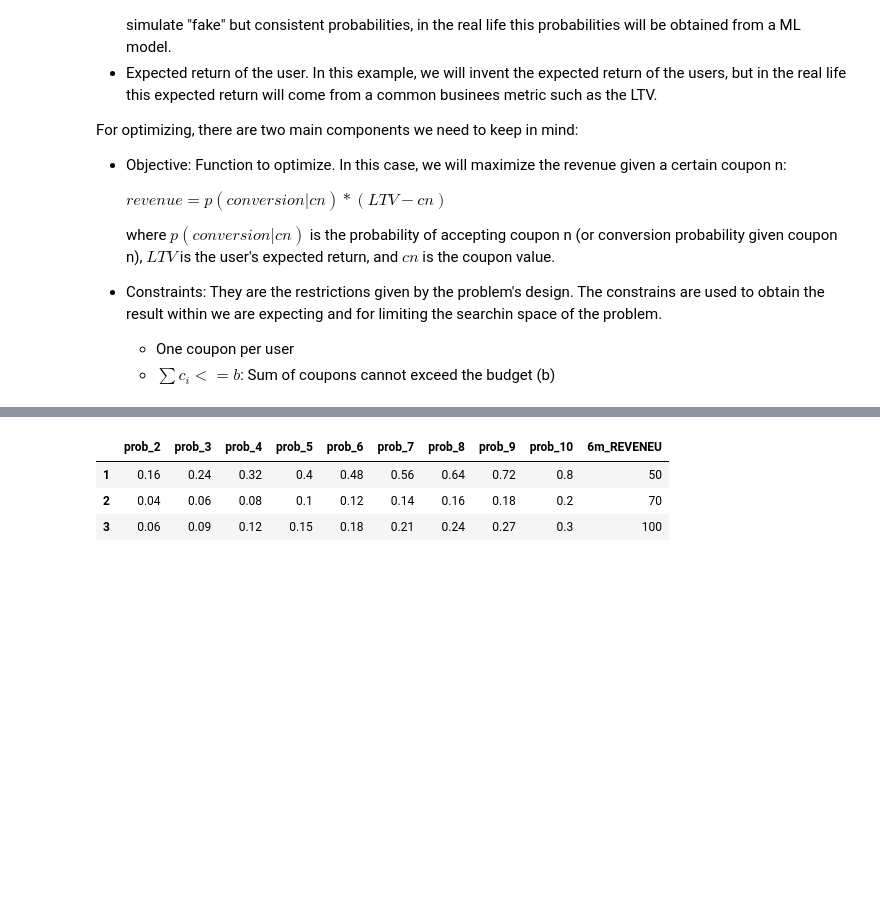
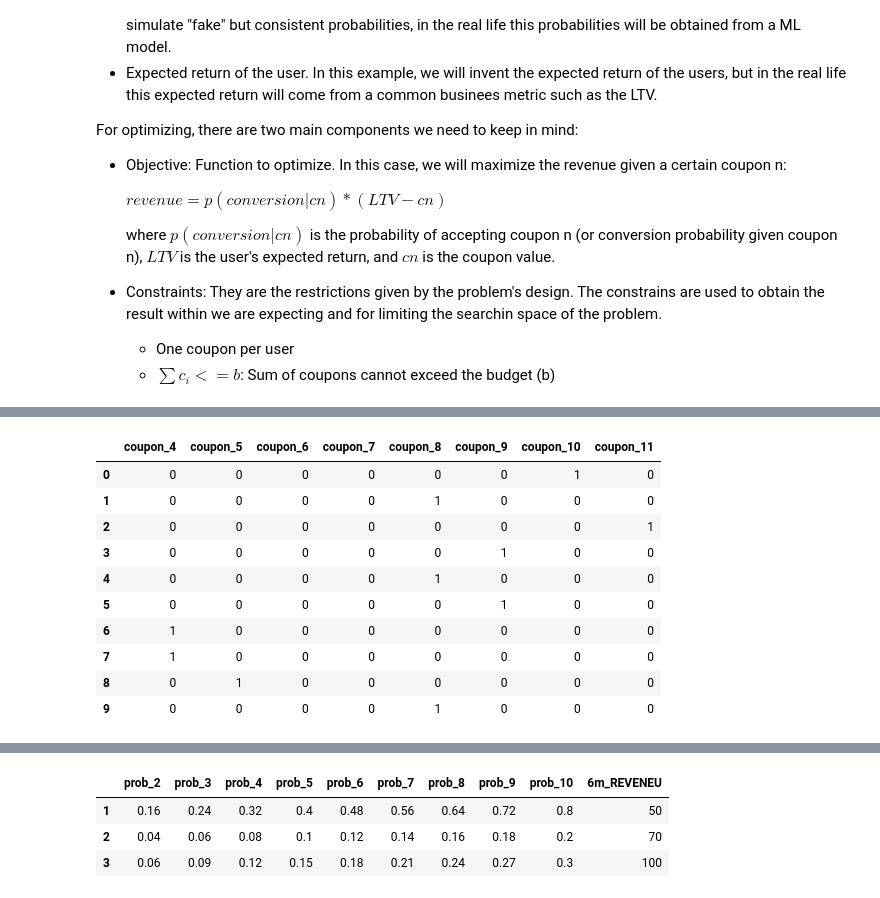
Before and after one commit to wilomaku/optimization-business, a Jupyter notebook: notebooks/simple_opt.ipynb, the cells around one changed output, grey strips where cells are left out. Drawn from its saved outputs; the diff is of its cells as text; code cells hidden in the pictures; blank space fills up the shorter version.

```diff
--- a/notebooks/simple_opt.ipynb
+++ b/notebooks/simple_opt.ipynb
@@ -51,0 +61,3 @@ prob.head()
+# %%
+df = pd.read_csv('../data/synthetic_users.csv.gz', sep=';')
+df
@@ -51,0 +80,22 @@ prob.head()
+# %%
+coupons = [int(col.split('_')[-1]) for col in df.columns if 'cltv' not in col]
+
+cols_prob_coupon = ['coupon_{}'.format(i) for i in coupons]
+coupons_bau = np.array(round(df['cltv']*0.1)).astype(int)
+coupon_bau = pd.DataFrame(columns = cols_prob_coupon)
+for i in list(df.index):
+    coupon_bau.loc[i, cols_prob_coupon] = [1 if coupons_bau[i] == j else 0 for j in coupons]
+
+coupon_bau
+# %% [output]
+|  | coupon_4 | coupon_5 | coupon_6 | coupon_7 | coupon_8 | coupon_9 | coupon_10 | coupon_11 |
+| 0 | 0 | 0 | 0 | 0 | 0 | 0 | 1 | 0 |
+| 1 | 0 | 0 | 0 | 0 | 1 | 0 | 0 | 0 |
+| 2 | 0 | 0 | 0 | 0 | 0 | 0 | 0 | 1 |
+| 3 | 0 | 0 | 0 | 0 | 0 | 1 | 0 | 0 |
+| 4 | 0 | 0 | 0 | 0 | 1 | 0 | 0 | 0 |
+| 5 | 0 | 0 | 0 | 0 | 0 | 1 | 0 | 0 |
+| 6 | 1 | 0 | 0 | 0 | 0 | 0 | 0 | 0 |
+| 7 | 1 | 0 | 0 | 0 | 0 | 0 | 0 | 0 |
+| 8 | 0 | 1 | 0 | 0 | 0 | 0 | 0 | 0 |
+| 9 | 0 | 0 | 0 | 0 | 1 | 0 | 0 | 0 |
```
Also changed, not shown: parts of 11 cells of this notebook, 3 other files.
